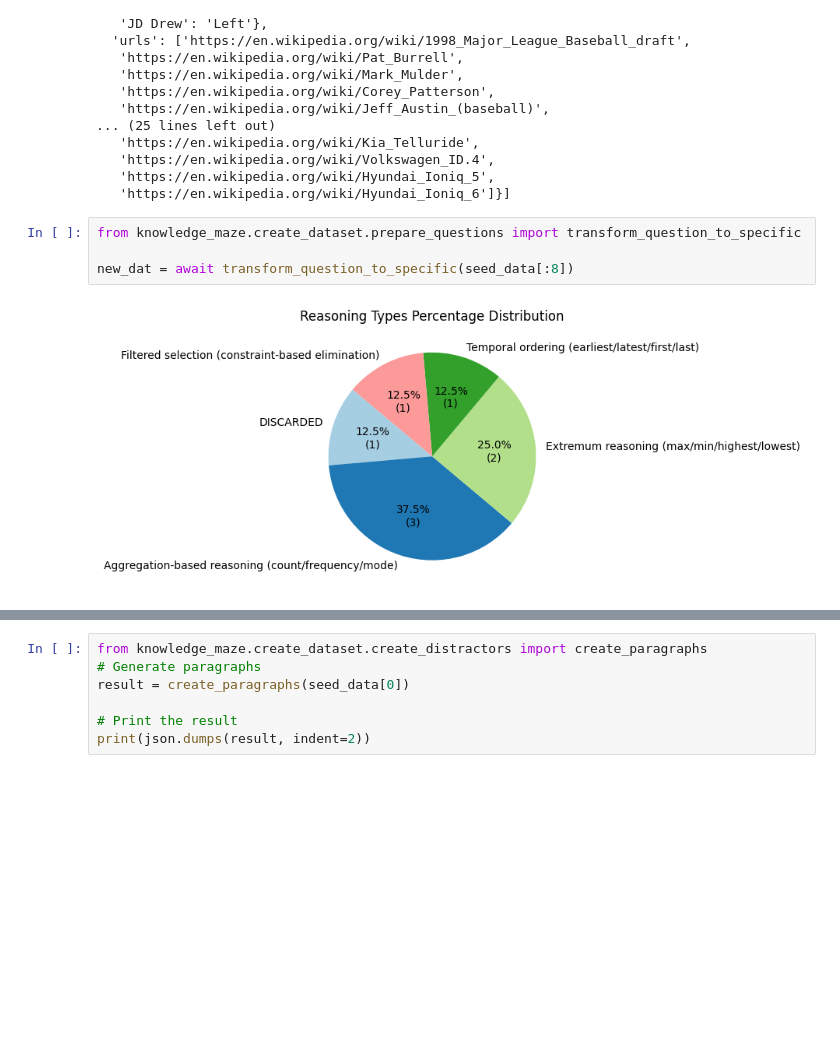
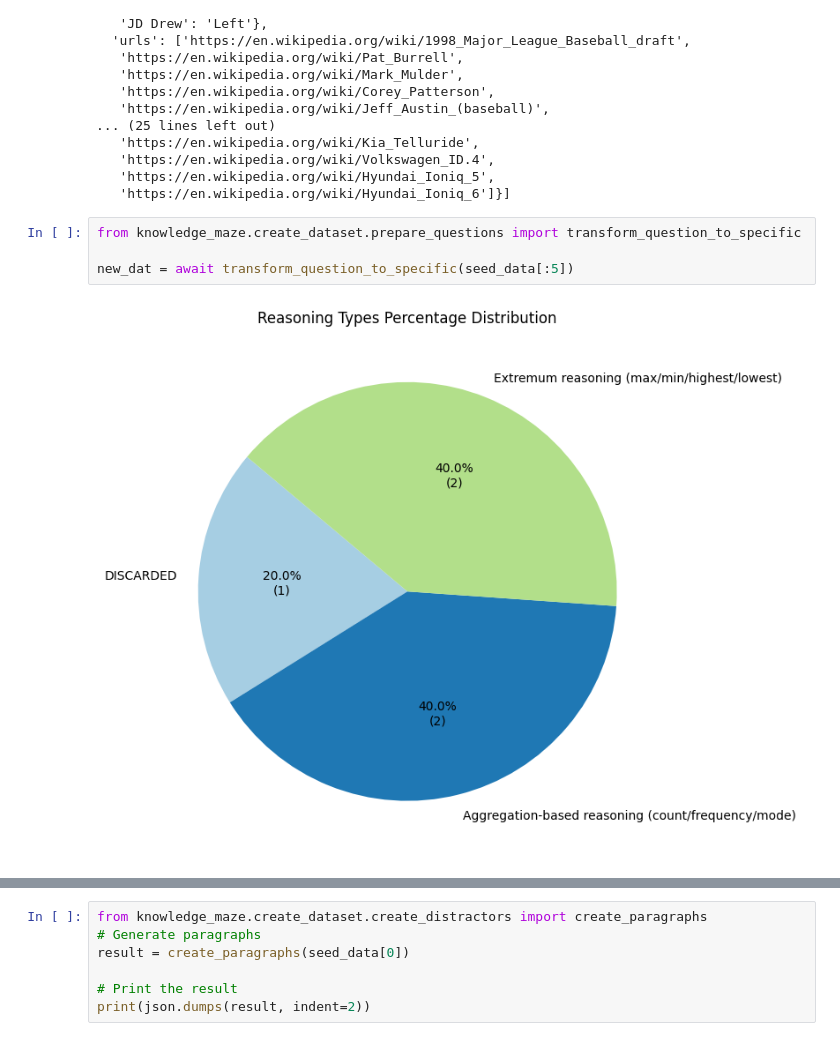
Before and after one commit to danielhk753/CLECK, a Jupyter notebook: notebooks/create_dataset.ipynb, the cells around one changed output, grey strips where cells are left out. Saved outputs shown, nothing was run; the diff lists cells and outputs as text; blank space fills up the shorter version.

```diff
--- a/notebooks/create_dataset.ipynb
+++ b/notebooks/create_dataset.ipynb
@@ -61,9 +61,9 @@ seed_data[:3]
 # %%
 from knowledge_maze.create_dataset.prepare_questions import transform_question_to_specific
 
-new_dat = await transform_question_to_specific(seed_data[:8])
+new_dat = await transform_question_to_specific(seed_data[:5])
 # %% [output]
-[figure, old version]
+[figure, new version]
 # %%
 new_dat
 # %% [output]
```
Also changed, not shown: parts of 4 cells of this notebook, 3 other files.
